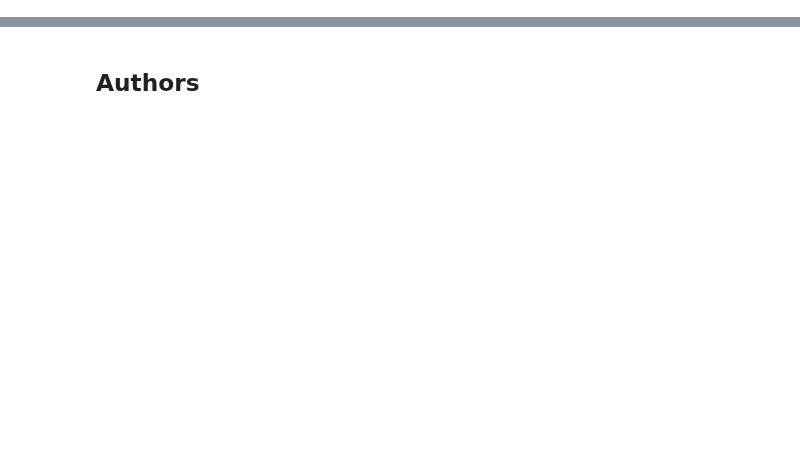
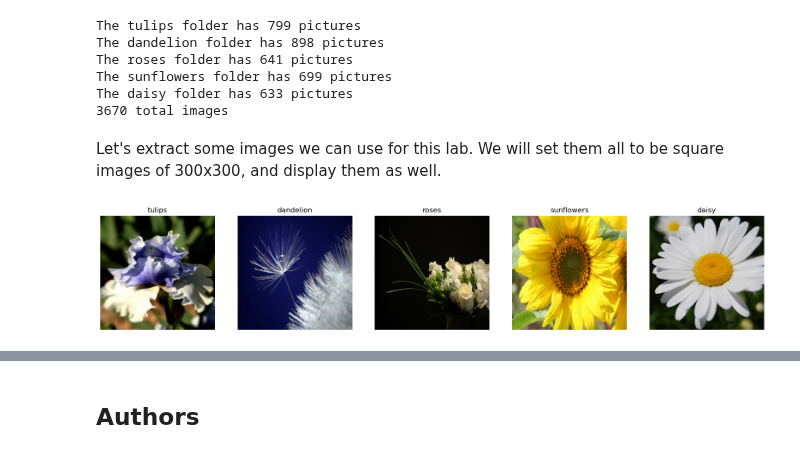
Before and after one commit to antonio-xrp/data-science-path, a Jupyter notebook: 0.4-MachineLearning/0.4-deep-learning-IBM/practice.ipynb, the cells around one changed output, grey strips where cells are left out. Cells and saved outputs as stored; diff of their text form; code cells hidden in the pictures; blank space fills up the shorter version.

```diff
--- a/0.4-MachineLearning/0.4-deep-learning-IBM/practice.ipynb
+++ b/0.4-MachineLearning/0.4-deep-learning-IBM/practice.ipynb
@@ -690,0 +158,53 @@ Bishop, C., 2006. Pattern Recognition and Machine Learning.
+# %%
+dataset_url = "https://cf-courses-data.s3.us.cloud-object-storage.appdomain.cloud/IBMDeveloperSkillsNetwork-ML311-Coursera/labs/Module3/L1/flower_photos.tgz"
+
+data_dir = keras.utils.get_file(origin=dataset_url,
+                                fname='flower_photos',
+                                untar=True)
+
+data_dir = pathlib.Path(data_dir)
+
+for folder in data_dir.glob('[!LICENSE]*'):
+    print('The', folder.name, 'folder has',
+          len(list(folder.glob('*.jpg'))),'pictures')
+
+image_count = len(list(data_dir.glob('*/*.jpg')))
+print(image_count, 'total images')
+# %% [output]
+The tulips folder has 799 pictures
+The dandelion folder has 898 pictures
+The roses folder has 641 pictures
+The sunflowers folder has 699 pictures
+The daisy folder has 633 pictures
+3670 total images
+# %% [markdown]
+Let's extract some images we can use for this lab. We will set them all to be square images of 300x300, and display them as well.
+# %%
+pics = list()
+pics_arr = list()
+p_class = list()
+
+img_width = 300
+img_height = 300
+
+plt.figure(figsize=(20,5))
+
+for idx, folder in enumerate(data_dir.glob('[!LICENCE]*')):
+    cat = list(data_dir.glob(folder.name + '/*'))
+    pic = PIL.Image.open(str(cat[1])).resize((img_width, img_height))
+    pic_arr = np.array(pic)
+    clss = folder.name
+
+    plt.subplot(1,5, idx+1)
+    plt.imshow(pic)
+    plt.title(clss)
+    plt.axis('off')
+
+    pics.append(pic)
+    pics_arr.append(pic_arr)
+    p_class.append(clss)
+
+
+plt.show()
+# %% [output]
+[figure, added]
```
Also changed, not shown: parts of 165 cells of this notebook, 12 other files.
